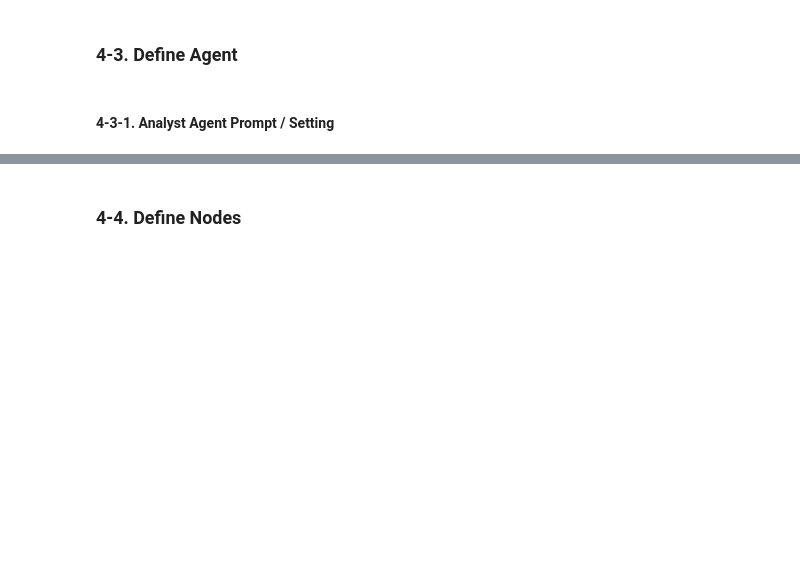
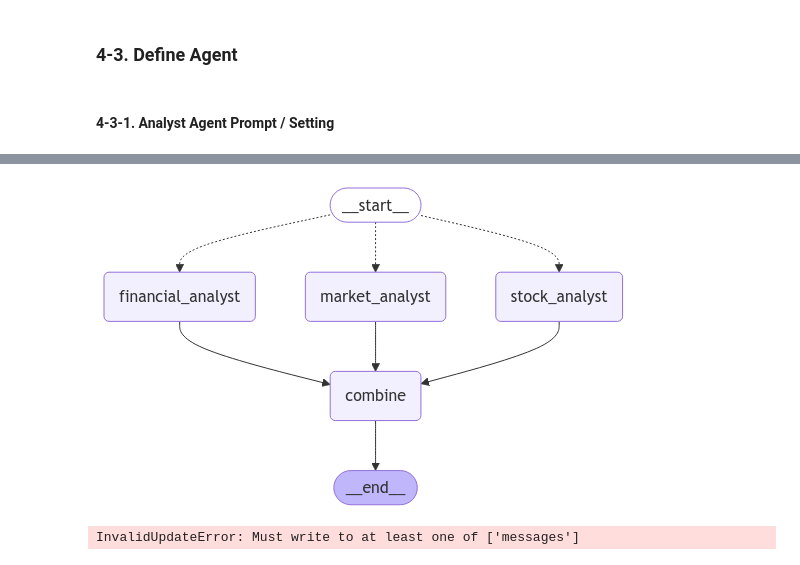
Before and after one commit to greatsangho/SKN05-FINAL-3TEAM, a Jupyter notebook: model/documenter.ipynb, the cells around one changed output, grey strips where cells are left out. Cells and saved outputs as stored; diff of their text form; code cells hidden in the pictures; blank space fills up the shorter version.

Commit message:
merged writer, text_magicion process

```diff
--- a/model/documenter.ipynb
+++ b/model/documenter.ipynb
@@ -714,16 +739,16 @@ market_prompt = f"""오늘은 {today}입니다.
 # %%
 financial_agent = create_react_agent(
     llm,
-    [fetch_financial_data, analyze_csv_data, chart_generator],
+    [fetch_financial_data, analyze_csv_data, chart_generator, fetch_ticker_name],
     state_modifier = financial_prompt
 )
 stock_agent = create_react_agent(
     llm,
-    [fetch_stock_data, analyze_csv_data, chart_generator],
+    [fetch_stock_data, analyze_csv_data, chart_generator, fetch_ticker_name],
     state_modifier = stock_prompt
 )
 market_agent = create_react_agent(
     llm,
-    [fetch_latest_filing_content, fetch_company_news, fetch_competitor_news, fetch_market_news, fetch_webpages_scrape, web_search_tool],
+    [fetch_latest_filing_content, fetch_company_news, fetch_competitor_news, fetch_market_news, fetch_webpages_scrape, fetch_ticker_name, web_search_tool],
     state_modifier = market_prompt
 )
@@ -868,2 +754,0 @@ query_rewriter = rewrite_prompt | llm
-# %% [markdown]
-### 4-4. Define Nodes
@@ -993,0 +839,55 @@ def web_search_node(state):
+# %%
+from langgraph.graph import END, StateGraph, START
+# 8. 그래프 구성
+workflow = StateGraph(State)
+
+# Map 노드 추가
+workflow.add_node("financial_analyst",
+                 lambda x: analyst_node(x, financial_agent, "financial"))
+workflow.add_node("stock_analyst",
+                 lambda x: analyst_node(x, stock_agent, "stock"))
+workflow.add_node("market_analyst",
+                 lambda x: analyst_node(x, market_agent, "market"))
+
+# Reduce 노드 추가
+workflow.add_node("combine", combine_analyses)
+
+# START에서 map_to_analysts로 가는 조건부 엣지 추가
+workflow.add_conditional_edges(
+    START,
+    map_to_analysts,
+    {
+        "financial_analyst": "financial_analyst",
+        "stock_analyst": "stock_analyst",
+        "market_analyst": "market_analyst"
+    }
+)
+
+# 각 분석가의 결과를 combine으로 연결
+for analyst in ["financial_analyst", "stock_analyst", "market_analyst"]:
+    workflow.add_edge(analyst, "combine")
+
+workflow.add_edge("combine", END)
+# 9. 그래프 컴파일
+app = workflow.compile()
+# %%
+from IPython.display import Image, display
+
+display(Image(app.get_graph().draw_mermaid_png()))
+# %% [output]
+[figure, added]
+# %%
+# 10. 실행 예시
+config = {"recursion_limit": 50}
+inputs = {
+    "user_query": "테슬라에 대한 기업 분석 보고서를 작성해줄래?",
+    "analyses": [],
+    "combined_report": ""
+}
+
+for output in app.stream(inputs, config):
+    if "__end__" not in output:
+        print(output)
+        print("---")
+# %% [output]
+InvalidUpdateError: Must write to at least one of ['messages']
```
Also changed, not shown: parts of 25 cells of this notebook, 8 other files.
